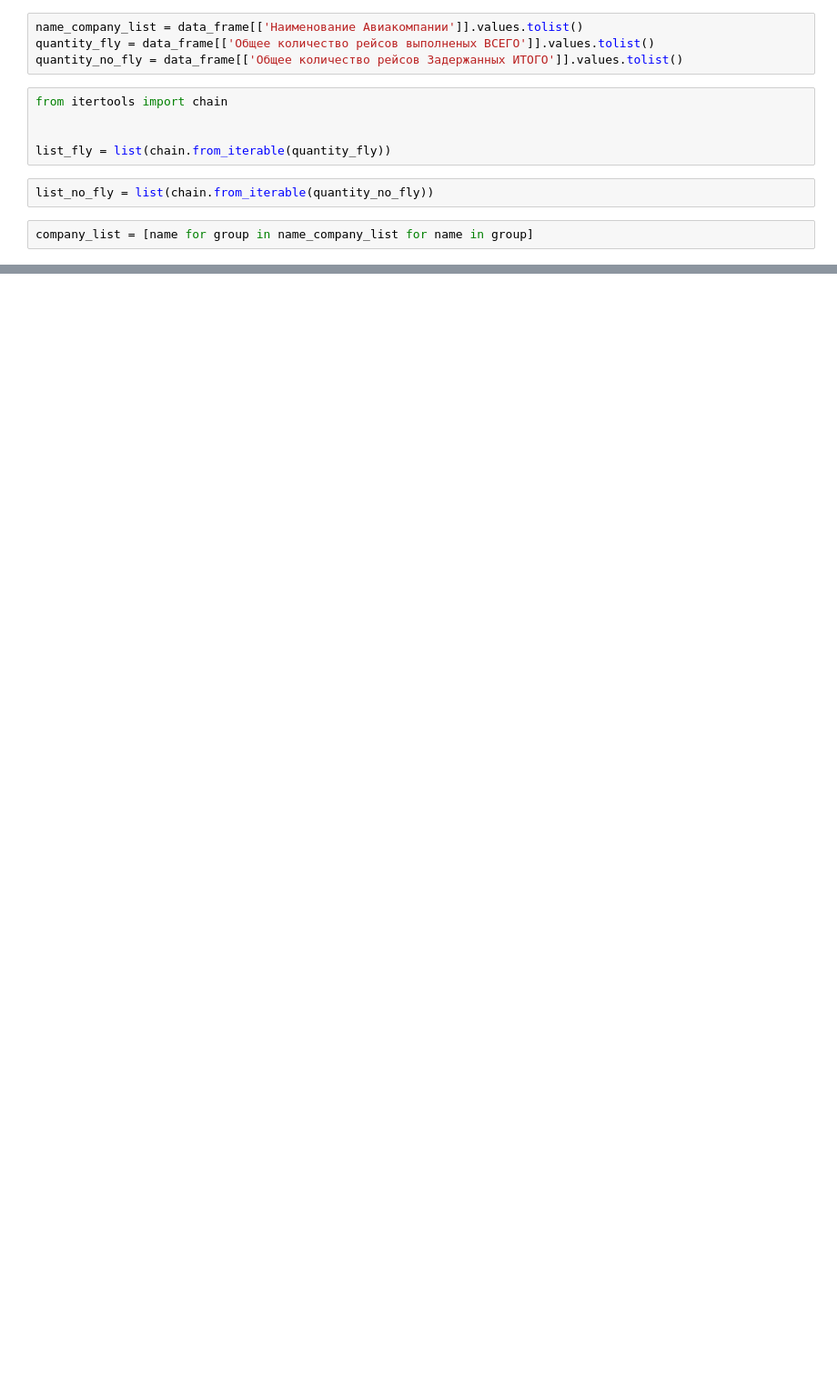
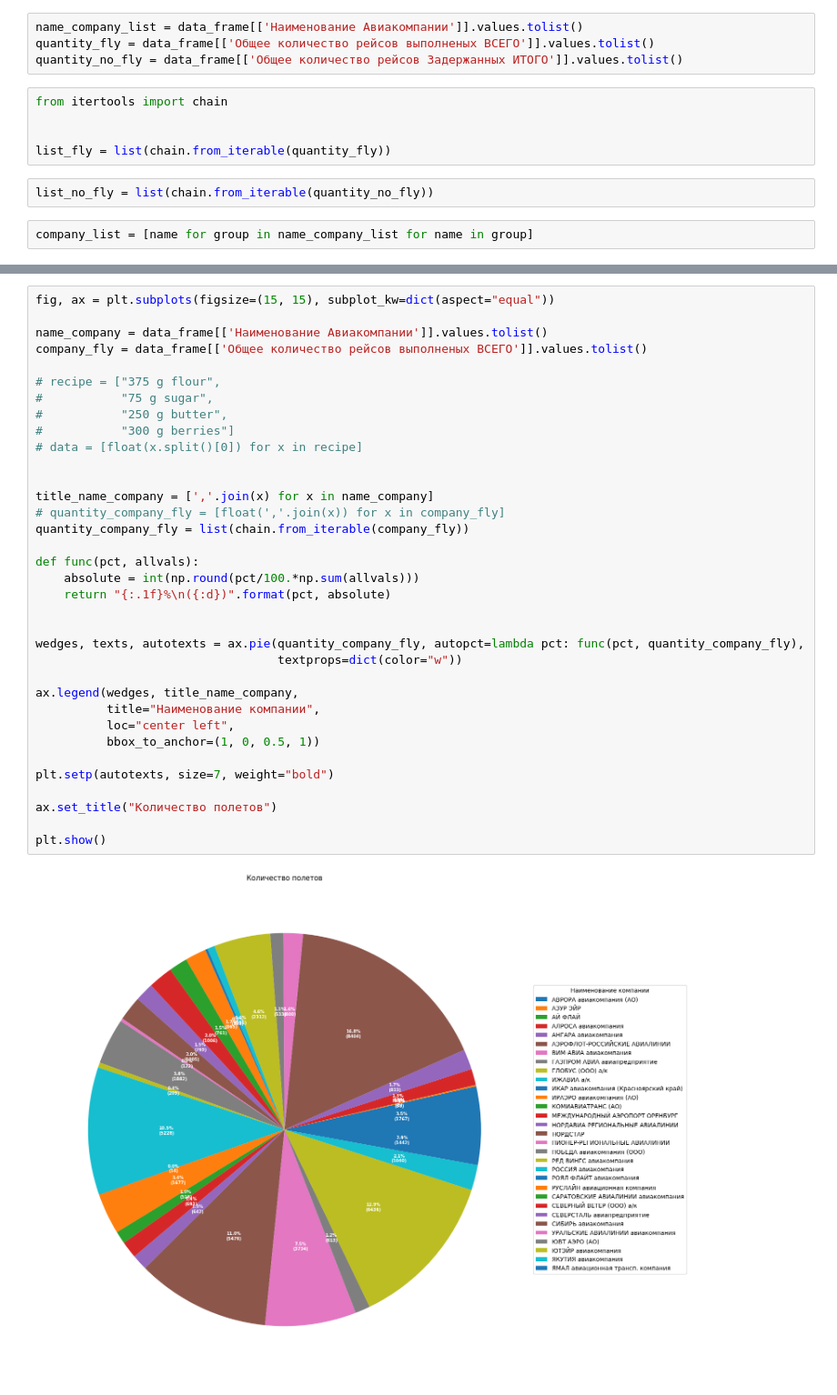
Before and after one commit to SibShaman/PythonStudy, a Jupyter notebook: task.ipynb, the cells around one changed output, grey strips where cells are left out. Shown: that part at 91% size. Cells and saved outputs as stored; diff of their text form; blank space fills up the shorter version.

```diff
--- a/task.ipynb
+++ b/task.ipynb
@@ -75,0 +82,37 @@ plt.show()
+# %%
+fig, ax = plt.subplots(figsize=(15, 15), subplot_kw=dict(aspect="equal"))
+
+name_company = data_frame[['Наименование Авиакомпании']].values.tolist()
+company_fly = data_frame[['Общее количество рейсов выполненых ВСЕГО']].values.tolist()
+
+# recipe = ["375 g flour",
+#           "75 g sugar",
+#           "250 g butter",
+#           "300 g berries"]
+# data = [float(x.split()[0]) for x in recipe]
+
+
+title_name_company = [','.join(x) for x in name_company]
+# quantity_company_fly = [float(','.join(x)) for x in company_fly]
+quantity_company_fly = list(chain.from_iterable(company_fly))
+
+def func(pct, allvals):
+    absolute = int(np.round(pct/100.*np.sum(allvals)))
+    return "{:.1f}%\n({:d})".format(pct, absolute)
+
+
+wedges, texts, autotexts = ax.pie(quantity_company_fly, autopct=lambda pct: func(pct, quantity_company_fly),
+                                  textprops=dict(color="w"))
+
+ax.legend(wedges, title_name_company,
+          title="Наименование компании",
+          loc="center left",
+          bbox_to_anchor=(1, 0, 0.5, 1))
+
+plt.setp(autotexts, size=7, weight="bold")
+
+ax.set_title("Количество полетов")
+
+plt.show()
+# %% [output]
+[figure, added]
```
Also changed, not shown: parts of 6 cells of this notebook.
